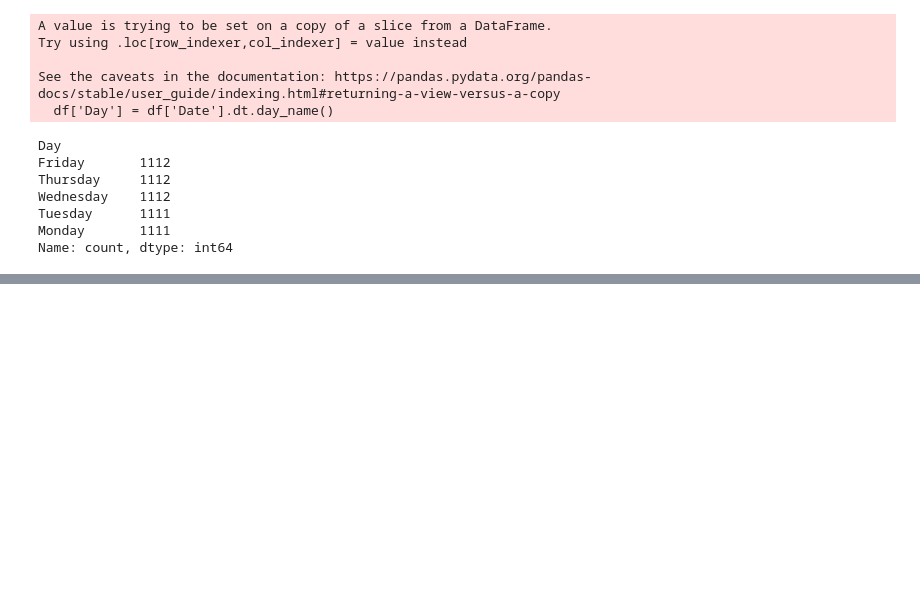
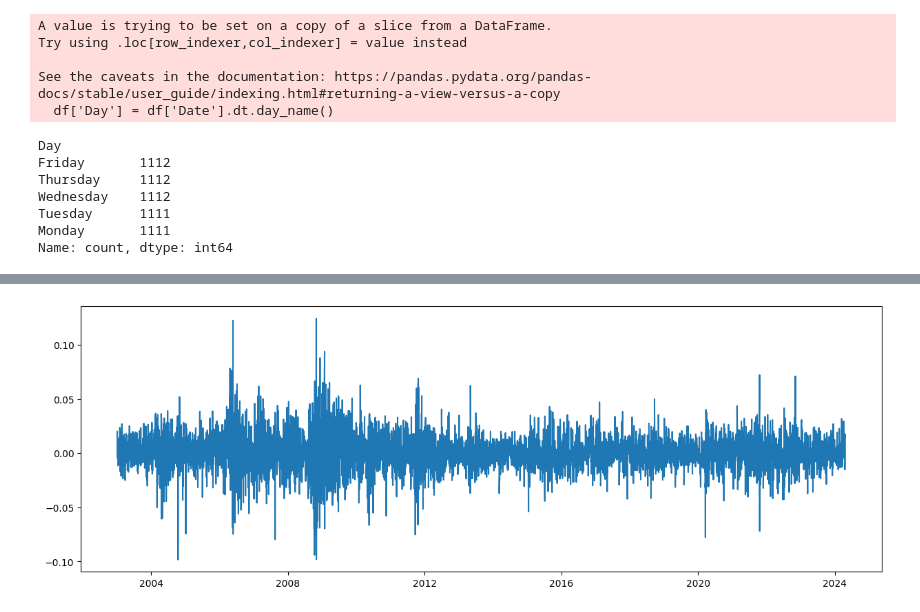
Before and after one commit to f8ac/preprocesamiento, a Jupyter notebook: data_preprocessing_v_3.ipynb, the cells around one changed output, grey strips where cells are left out. Saved outputs shown, nothing was run; the diff lists cells and outputs as text; code cells hidden in the pictures; blank space fills up the shorter version.

```diff
--- a/data_preprocessing_v_3.ipynb
+++ b/data_preprocessing_v_3.ipynb
@@ -143,0 +169,7 @@ df2
+# %%
+# plot LMCADY vs Time
+plt.plot(df2['LMCADY'])
+# widen the plot
+plt.gcf().set_size_inches(15, 5)
+# %% [output]
+[figure, added]
```
Also changed, not shown: parts of 17 cells of this notebook, 7 other files.
